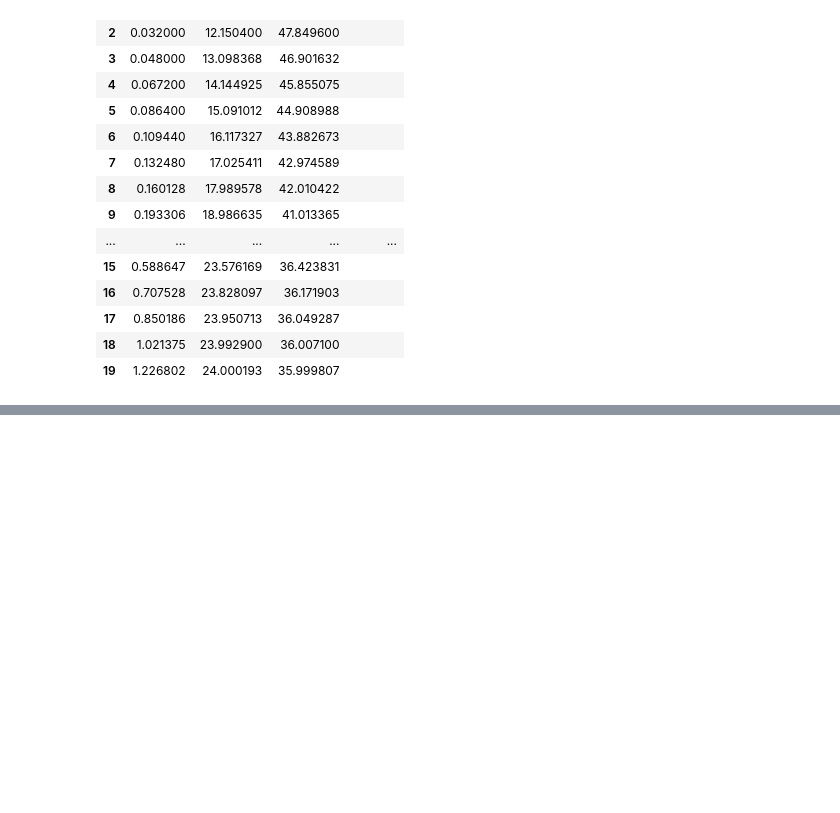
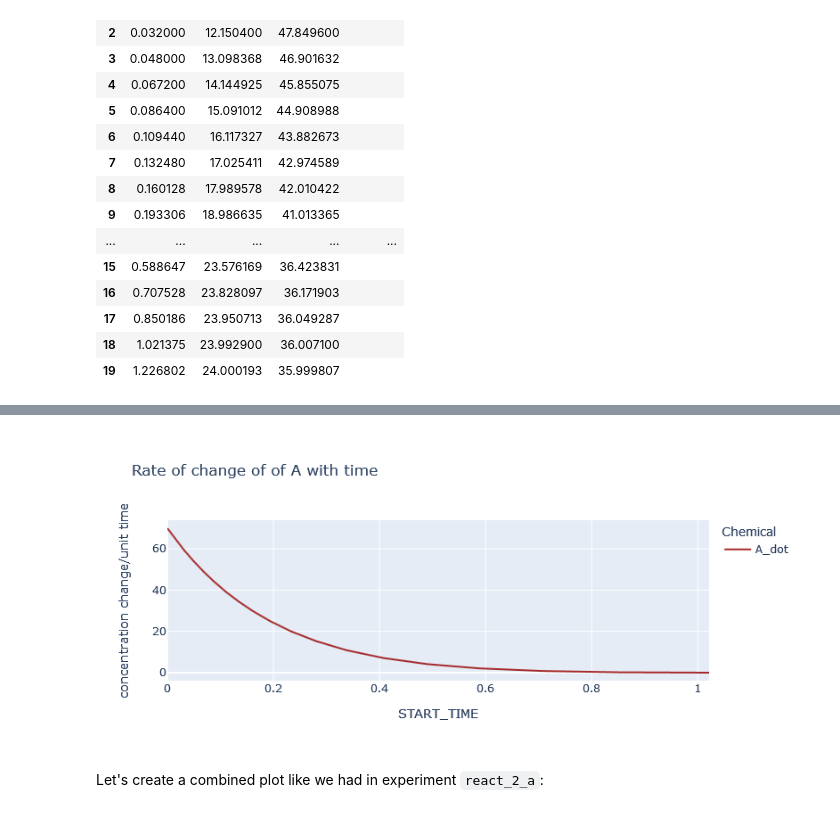
Before and after one commit to BrainAnnex/life123, a Jupyter notebook: experiments/reactions_single_compartment/react_2_b.ipynb, the cells around one changed output, grey strips where cells are left out. Saved outputs shown, nothing was run; the diff lists cells and outputs as text; code cells hidden in the pictures; blank space fills up the shorter version.

```diff
--- a/experiments/reactions_single_compartment/react_2_b.ipynb
+++ b/experiments/reactions_single_compartment/react_2_b.ipynb
@@ -371,0 +387,3 @@ diagnostics.get_diagnostic_decisions_data()
+# %%
+df = diagnostics.get_diagnostic_rxn_data(rxn_index=0)    # For the 0-th reaction (the only reaction in our case)
+df
@@ -371,0 +411,3 @@ diagnostics.get_diagnostic_decisions_data()
+# %%
+df["A_dot"] = -df["rate"]
+df
@@ -371,0 +432,3 @@ diagnostics.get_diagnostic_decisions_data()
+# %%
+df = df[2:]   # Drop the aborted first 2 steps
+df
@@ -371,0 +453,9 @@ diagnostics.get_diagnostic_decisions_data()
+# %%
+p1 = dynamics.plot_data(df=df, x_var="START_TIME", fields=["A_dot"], colors=['brown'],
+                        ylabel="concentration change/unit time",
+                        title="Rate of change of of A with time")
+p1
+# %% [output]
+[figure, added]
+# %% [markdown]
+Let's create a combined plot like we had in experiment `react_2_a`:
```
Also changed, not shown: parts of 16 cells of this notebook, 13 other files.
